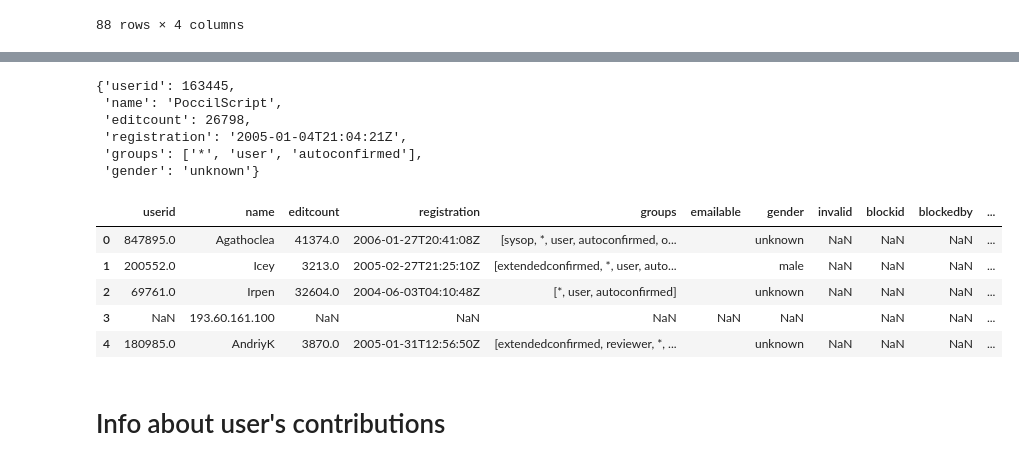
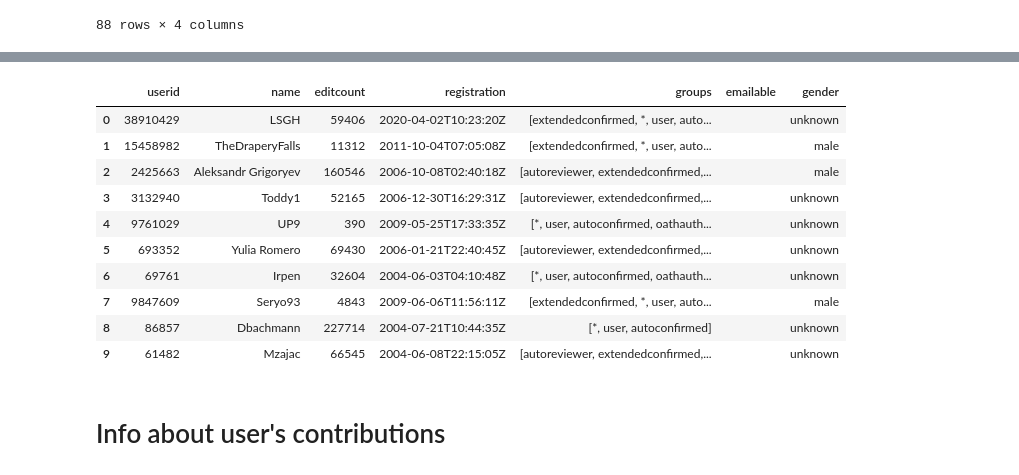
Before and after one commit to dh-epfl-students/dhlab-cultural-weaponisation-ukraine-benchmark, a Jupyter notebook: notebooks/maxime_all_users_analysis_.ipynb, the cells around one changed output, grey strips where cells are left out. Cells and saved outputs as stored; diff of their text form; code cells hidden in the pictures.

```diff
--- a/notebooks/maxime_all_users_analysis_.ipynb
+++ b/notebooks/maxime_all_users_analysis_.ipynb
@@ -95,5 +83,9 @@ array(['Not Weaponised', 'Weaponised', 'Unknown'], dtype=object)
 # %%
-df["is_anon"] = df["user"].str.contains(r"^\d{1,3}\.", na=False)
+ipv4_ipv6_pattern = (
+    r"^(?:\d{1,3}\.){3}\d{1,3}$|"  # IPv4
+    r"^(?:[A-Fa-f0-9]{0,4}:){2,7}[A-Fa-f0-9]{0,4}$"  # IPv6
+)
+df["is_anon"] = df["user"].str.contains(ipv4_ipv6_pattern, na=False)
 df['is_bot'] = df['user'].str.contains('bot', case=False, na=False)
 
 all_users_data = {
@@ -114,8 +106,7 @@ all_users_data = {
 
     # Weaponisation counts
     "weaponised_edits": int((df["weaponised"] == "Weaponised").sum()),
-    "non_weaponised_edits": int((df["weaponised"] == "Not Weaponised").sum()),
-    "unknown_weaponised_edits": int((df["weaponised"] == "Unknown").sum())
+    "non_weaponised_edits": int((df["weaponised"] == "Not Weaponised").sum())
 }
 
 all_users_data
@@ -164,17 +153,14 @@ plt.show()
 # %%
-import pandas as pd
-import seaborn as sns
-import matplotlib.pyplot as plt
-
 # Tag each edit with its user type
 def get_user_type(row):
-
     if row["is_anon"]:
         return "Anonymous (IP)"
+    elif row["is_bot"]:
+        return "Bot"
     else:
         return "Registered"
 
-df["user_type"] = df.apply(get_user_type, axis=1)
+df['user_type'] = df.apply(get_user_type, axis=1)
 
 # Count how many edits of each type are weaponised / non-weaponised
 comparison = (
@@ -191,7 +177,6 @@ comparison["percentage"] = (comparison["count"] / comparison["total"]) * 100
 custom_palette = {
     "Weaponised": "#ed2939",      # red
     "Not Weaponised": "#1e90ff",   # royal blue
-    "Unknown": "#000"
 }
 
 sns.set(style="whitegrid")
@@ -218,14 +203,14 @@ plt.show()
 # %%
 top_users = (
-    df[df["comment"].notna()]
+    df
     .groupby("user")
     .size()
     .sort_values(ascending=False)
     .head(10)
     .index
 )
-top_users = list(top_users)
-top_users
+top_users_list = list(top_users)
+top_users_list
 # %% [output]
 ['LSGH',
  'TheDraperyFalls',
@@ -446,30 +325,26 @@ def get_user_info(username, max_retries=3, backoff=1.0):
 # %%
 # Collect results with progress bar
 user_metadata = []
-for user in tqdm(user_list, desc="Fetching user metadata", unit="user"):
+for user in tqdm(top_users_list, desc="Fetching user metadata", unit="user"):
     info = get_user_info(user)
     user_metadata.append(info)
-# %%
-user_metadata[9]
-# %% [output]
-{'userid': 163445,
- 'name': 'PoccilScript',
- 'editcount': 26798,
- 'registration': '2005-01-04T21:04:21Z',
- 'groups': ['*', 'user', 'autoconfirmed'],
- 'gender': 'unknown'}
 # %%
-user_metadata = pd.DataFrame(user_metadata)
+top_users_metadata = pd.DataFrame(user_metadata)
 
-user_metadata.to_csv("../datas/interim/all_user_profiles.csv", index=False)
-user_metadata.head()
+top_users_metadata.to_csv("../datas/interim/All Users Analysis/all_user_profiles.csv", index=False)
+top_users_metadata
 # %% [output]
-|  | userid | name | editcount | registration | groups | emailable | gender | invalid | blockid | blockedby | ... |
-| 0 | 847895.0 | Agathoclea | 41374.0 | 2006-01-27T20:41:08Z | [sysop, *, user, autoconfirmed, o... |  | unknown | NaN | NaN | NaN | ... |
-| 1 | 200552.0 | Icey | 3213.0 | 2005-02-27T21:25:10Z | [extendedconfirmed, *, user, auto... |  | male | NaN | NaN | NaN | ... |
-| 2 | 69761.0 | Irpen | 32604.0 | 2004-06-03T04:10:48Z | [*, user, autoconfirmed] |  | unknown | NaN | NaN | NaN | ... |
-| 3 | NaN | 193.60.161.100 | NaN | NaN | NaN | NaN | NaN |  | NaN | NaN | ... |
-| 4 | 180985.0 | AndriyK | 3870.0 | 2005-01-31T12:56:50Z | [extendedconfirmed, reviewer, *, ... |  | unknown | NaN | NaN | NaN | ... |
+|  | userid | name | editcount | registration | groups | emailable | gender |
+| 0 | 38910429 | LSGH | 59406 | 2020-04-02T10:23:20Z | [extendedconfirmed, *, user, auto... |  | unknown |
+| 1 | 15458982 | TheDraperyFalls | 11312 | 2011-10-04T07:05:08Z | [extendedconfirmed, *, user, auto... |  | male |
+| 2 | 2425663 | Aleksandr Grigoryev | 160546 | 2006-10-08T02:40:18Z | [autoreviewer, extendedconfirmed,... |  | male |
+| 3 | 3132940 | Toddy1 | 52165 | 2006-12-30T16:29:31Z | [autoreviewer, extendedconfirmed,... |  | unknown |
+| 4 | 9761029 | UP9 | 390 | 2009-05-25T17:33:35Z | [*, user, autoconfirmed, oathauth... |  | unknown |
+| 5 | 693352 | Yulia Romero | 69430 | 2006-01-21T22:40:45Z | [autoreviewer, extendedconfirmed,... |  | unknown |
+| 6 | 69761 | Irpen | 32604 | 2004-06-03T04:10:48Z | [*, user, autoconfirmed, oathauth... |  | unknown |
+| 7 | 9847609 | Seryo93 | 4843 | 2009-06-06T11:56:11Z | [extendedconfirmed, *, user, auto... |  | male |
+| 8 | 86857 | Dbachmann | 227714 | 2004-07-21T10:44:35Z | [*, user, autoconfirmed] |  | unknown |
+| 9 | 61482 | Mzajac | 66545 | 2004-06-08T22:15:05Z | [autoreviewer, extendedconfirmed,... |  | unknown |
 # %% [markdown]
 # Info about user's contributions
 # %%
```
Also changed, not shown: parts of 31 cells of this notebook, 9 other files.
